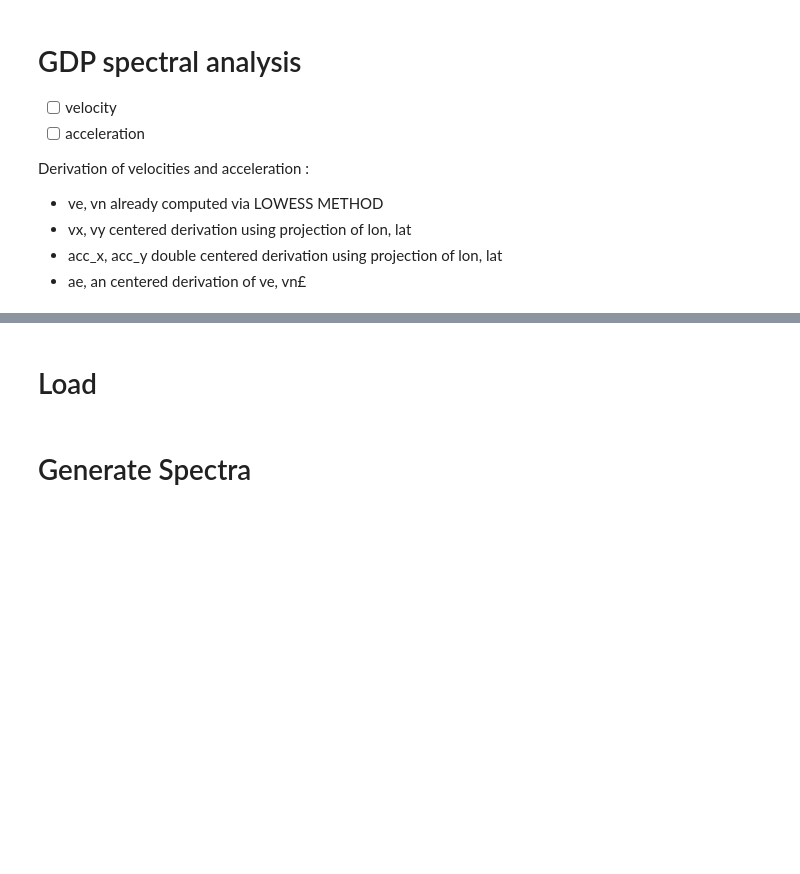
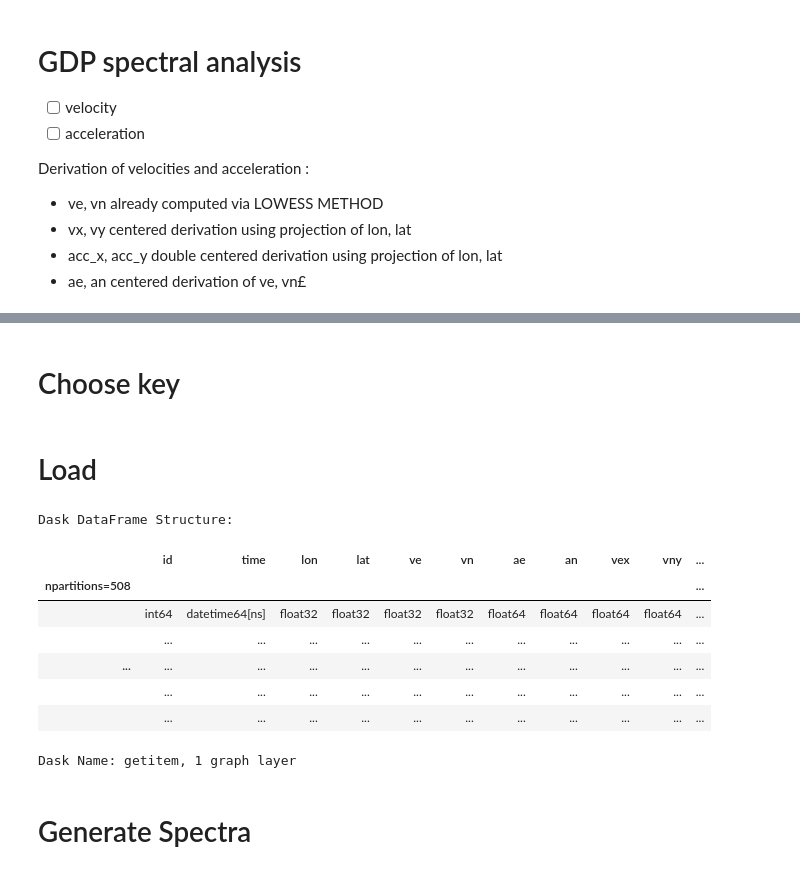
Before and after one commit to margot-demol/PhD, a Jupyter notebook: GDP/zarr_spectral_analysis.ipynb, the cells around one changed output, grey strips where cells are left out. Drawn from its saved outputs; the diff is of its cells as text; code cells hidden in the pictures; blank space fills up the shorter version.

```diff
--- a/GDP/zarr_spectral_analysis.ipynb
+++ b/GDP/zarr_spectral_analysis.ipynb
@@ -64,2 +64,4 @@ Scheduler-d24b69ed-9a7a-4bce-9b50-12b8d7cfe0f4
 | Started: Just now | Total memory: 0 B |
 Workers
+# %% [markdown]
+# Choose key
@@ -85,3 +81,15 @@ df = dd.read_parquet(parquet_argos)[col].persist()
+# %%
+df
+# %% [output]
+Dask DataFrame Structure:
+|  | id | time | lon | lat | ve | vn | ae | an | vex | vny | ... |
+| npartitions=508 |  |  |  |  |  |  |  |  |  |  | ... |
+|  | int64 | datetime64[ns] | float32 | float32 | float32 | float32 | float64 | float64 | float64 | float64 | ... |
+|  | ... | ... | ... | ... | ... | ... | ... | ... | ... | ... | ... |
+| ... | ... | ... | ... | ... | ... | ... | ... | ... | ... | ... | ... |
+|  | ... | ... | ... | ... | ... | ... | ... | ... | ... | ... | ... |
+|  | ... | ... | ... | ... | ... | ... | ... | ... | ... | ... | ... |
+Dask Name: getitem, 1 graph layer
 # %% [markdown]
 # Generate Spectra
 # %%
```
Also changed, not shown: parts of 22 cells of this notebook, 5 other files.
